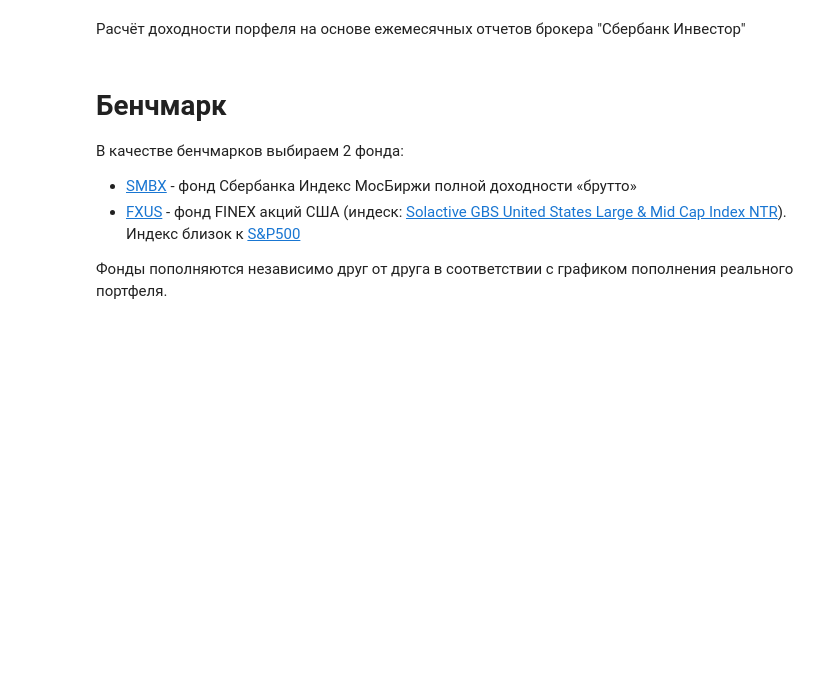
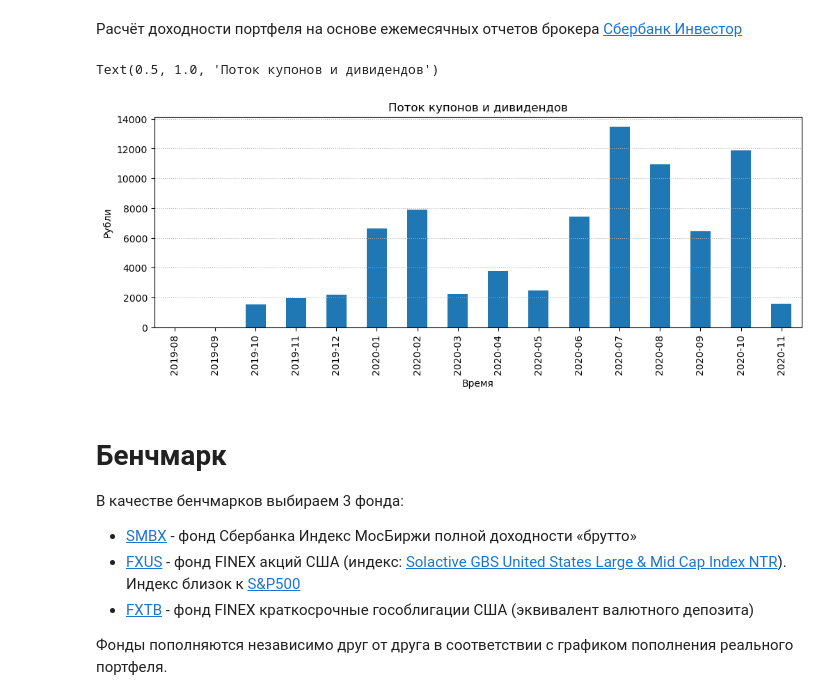
Before and after one commit to HexQuant/Investment-Analysis, a Jupyter notebook: sber_portfolio.ipynb, the cells around one changed output. Cells and saved outputs as stored; diff of their text form; code cells hidden in the pictures; blank space fills up the shorter version.

Commit message:
Загрузка sber_portfolio.ipynb

```diff
--- a/sber_portfolio.ipynb
+++ b/sber_portfolio.ipynb
@@ -1,5 +1,5 @@
 # %% [markdown]
-Расчёт доходности порфеля на основе ежемесячных отчетов брокера "Сбербанк Инвестор"
+Расчёт доходности портфеля на основе ежемесячных отчетов брокера [Сбербанк Инвестор](https://www.sberbank.ru/ru/person/investments/sbinvestor)
 # %%
 import os
 import numpy as np
@@ -191,10 +191,72 @@ def load_benchmarks(benchmarks, first='2019-08-01', end='2020-10-31'):
 
     #print(dfs)
     return dfs
+# %%
+# Загрузка портфеля из отчетов
+# Директория с отчетами в html формате
+path = 'sber_reports/'
+arr = [path + f for f in os.listdir(path) if f.endswith('.html')]
+dfs = load_reports(arr)
+
+# Рыночная стоимость активов
+aa = dfs['Оценка активов']
+per_aa = aa.date.dt.to_period('M')
+g1 = aa.groupby(per_aa).sum()
+
+# Зачисление денег на счета
+bb = dfs['Движение денежных средств за период']
+bb = bb[bb.operation == 'Зачисление д/с']
+per_bb = bb.date.dt.to_period("M")
+g2 = bb.groupby(per_bb).sum()
+
+# Выводы  купонов на внешний счёт
+cc = dfs['Выплаты дохода от эмитента на внешний счет']
+per_cc = cc.date.dt.to_period("M")
+g3 = cc.groupby(per_cc).sum()
+
+# Учет дивидендов
+# Сбер по непонятной мне причине не указывает дивиденды в отчётах =/
+g3.loc['2020-05']['cash'] += 189.20 + 522.00
+g3.loc['2020-06']['cash'] += 298.20 + 404.95 + 388.42 + 512.57 + 78.00 + \
+    578.60 + 556.73 + 125.80 + 690.00
+g3.loc['2020-07']['cash'] += 606.80 + 335.20 + 1218.00 + 407.00 + 895.50 + \
+    418.00 + 13.00 + 579.15 + 683.00 + 524.80 + 798.50
+g3.loc['2020-08']['cash'] += 195.61 + 366.00 + 1195.60 + 130.00
+g3.loc['2020-09']['cash'] += 914.00 + 212.75 + 268.80
+g3.loc['2020-10']['cash'] += 283.62 + 317.20 + 370.00 + 806.69 + 384.66 + \
+    435.00 + 469.80 + 1629.00 + 537.50 + 988.50 + 319.78 + 184.76
+g3.loc['2020-11']['cash'] += 201.00 +209.18
+
+# Учёт налогового вычета по ИИС тип А
+g3.loc['2020-04']['cash'] += 52000
+
+# Собираем всё в общую табличку
+gg = g2[['inflow']].join(g3, how='left')
+gg = g1[['all_cost']].join(gg, how='left')
+gg.fillna(0, inplace=True)
+
+# Вычитаем из внешнего денежного потока, то что мы вывели двиведендами и купонами
+gg['inflow'] -= gg['cash']
+gg['cum_inflow'] = gg['inflow'].cumsum()
+
+yy = gg['cash'].copy()
+yy.loc['2020-04'] -= 52000
+
+# Рисуем график
+plt.rcParams['figure.figsize'] = [12, 4]
+ax1 = yy.plot.bar()
+ax1.set_ylabel('Рубли')
+ax1.set_xlabel('Время')
+ax1.grid(axis='y', linestyle=':')
+ax1.set_title(f'Поток купонов и дивидендов')
+# %% [output]
+Text(0.5, 1.0, 'Поток купонов и дивидендов')
+[figure, added]
 # %% [markdown]
 # Бенчмарк
-В качестве бенчмарков выбираем 2 фонда:
+В качестве бенчмарков выбираем 3 фонда:
 * [SMBX](https://www.sberbank.ru/ru/person/investments/etf/offer?toolid=SBMX) - фонд Сбербанка Индекс МосБиржи полной доходности «брутто»
-* [FXUS](https://finex-etf.ru/products/FXUS) - фонд FINEX акций США (индеск: [Solactive GBS United States Large & Mid Cap Index NTR](https://www.solactive.com/indices/gbs/?index=DE000SLA4YD9)). Индекс близок к [S&P500](https://www.spglobal.com/spdji/en/indices/equity/sp-500/#overview)
+* [FXUS](https://finex-etf.ru/products/FXUS) - фонд FINEX акций США (индекс: [Solactive GBS United States Large & Mid Cap Index NTR](https://www.solactive.com/indices/gbs/?index=DE000SLA4YD9)). Индекс близок к [S&P500](https://www.spglobal.com/spdji/en/indices/equity/sp-500/#overview)
+* [FXTB](https://finex-etf.ru/products/FXTB) - фонд FINEX краткосрочные гособлигации США (эквивалент валютного депозита)
 
 Фонды пополняются независимо друг от друга в соответствии с графиком пополнения реального портфеля.
```
Also changed, not shown: parts of 11 cells of this notebook.
